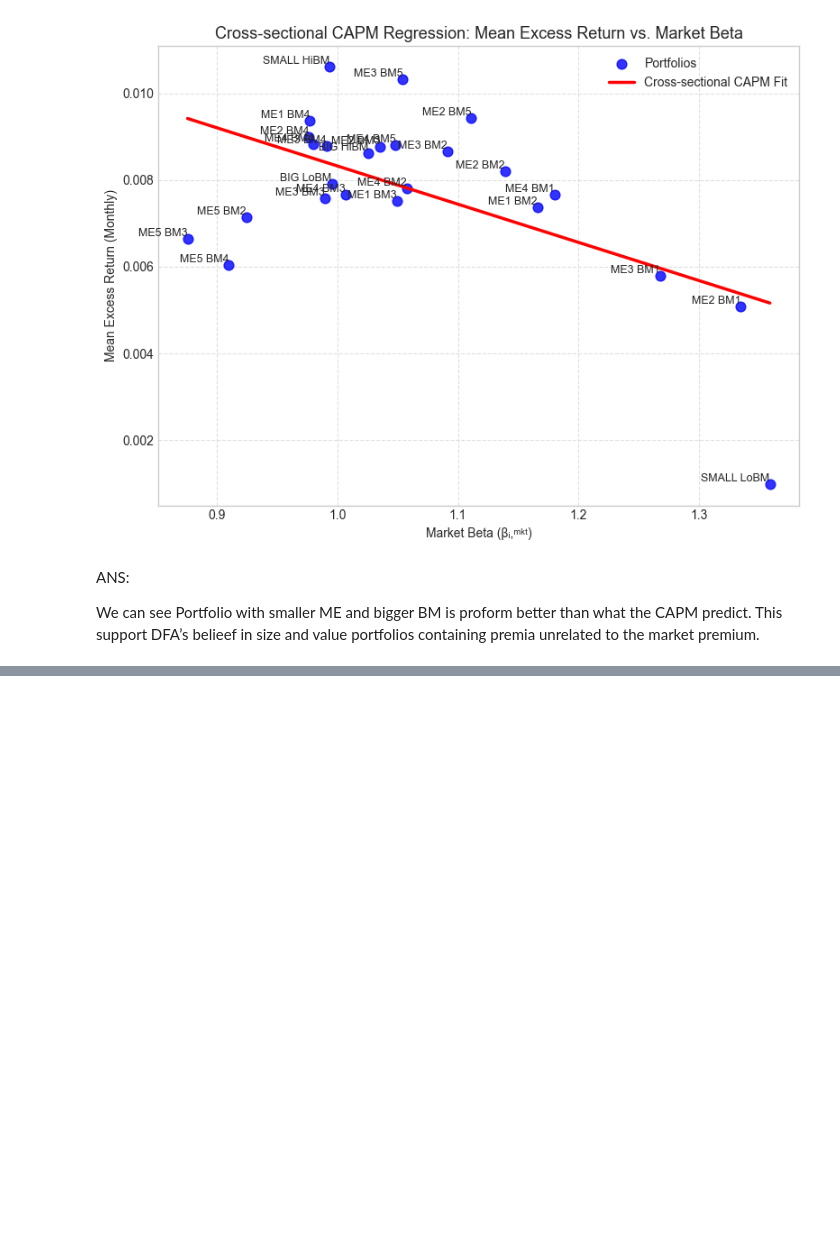
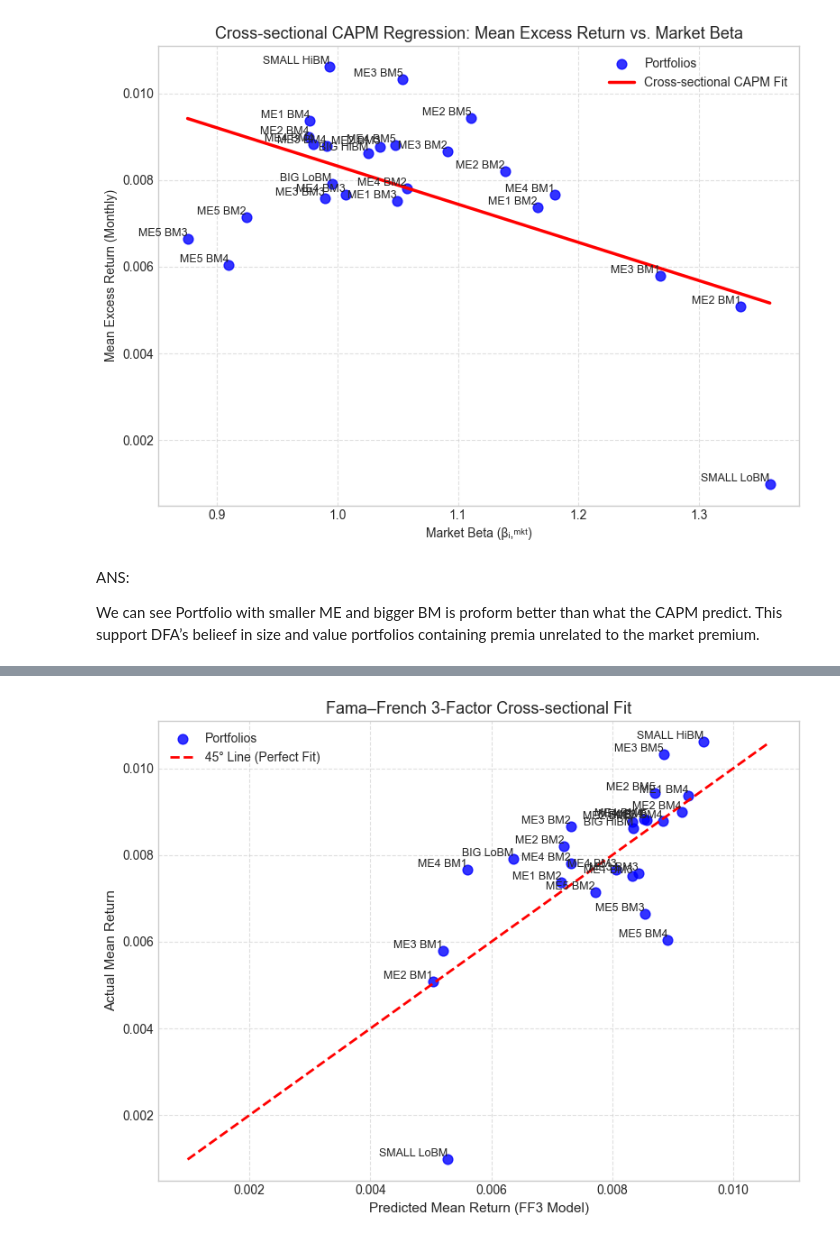
Before and after one commit to Emax25/FINM367-B37, a Jupyter notebook: HW4_Angela.ipynb, the cells around one changed output, grey strips where cells are left out. Saved outputs shown, nothing was run; the diff lists cells and outputs as text; code cells hidden in the pictures; blank space fills up the shorter version.

```diff
--- a/HW4_Angela.ipynb
+++ b/HW4_Angela.ipynb
@@ -529,0 +623,78 @@ We can see Portfolio with smaller ME and bigger BM is proform better than what t
+# %%
+common_index = df.index.intersection(factor.index)
+df = df.loc[common_index]
+factor2 = factor.loc[common_index, ["Mkt-RF", "SMB", "HML"]]
+
+alphas, betas_mkt, betas_smb, betas_hml, r2 = {}, {}, {}, {}, {}
+
+for col in df.columns:
+    y = df[col]
+    X = sm.add_constant(factor2)
+    model = sm.OLS(y, X).fit()
+    alphas[col] = model.params["const"]
+    betas_mkt[col] = model.params["Mkt-RF"]
+    betas_smb[col] = model.params["SMB"]
+    betas_hml[col] = model.params["HML"]
+    r2[col] = model.rsquared
+
+ff3_results = pd.DataFrame({
+    "Alpha": alphas,
+    "Beta_Mkt": betas_mkt,
+    "Beta_SMB": betas_smb,
+    "Beta_HML": betas_hml,
+    "R^2": r2
+}).T.round(4)
+
+print("\n=== Fama-French 3-Factor Time-Series Regression ===")
+print(ff3_results)
+
+
+mean_excess_ret = df.mean()
+
+cross_df = pd.DataFrame({
+    "Mean Excess Return": mean_excess_ret,
+    "Beta_Mkt": ff3_results.loc["Beta_Mkt"],
+    "Beta_SMB": ff3_results.loc["Beta_SMB"],
+    "Beta_HML": ff3_results.loc["Beta_HML"]
+}).dropna()
+
+X = sm.add_constant(cross_df[["Beta_Mkt", "Beta_SMB", "Beta_HML"]])
+y = cross_df["Mean Excess Return"]
+model_cs_ff3 = sm.OLS(y, X).fit()
+
+print("\n=== Fama-French 3-Factor Cross-Sectional Regression ===")
+print(model_cs_ff3.summary())
+
+eta = model_cs_ff3.params["const"]
+lambda_mkt = model_cs_ff3.params["Beta_Mkt"]
+lambda_smb = model_cs_ff3.params["Beta_SMB"]
+lambda_hml = model_cs_ff3.params["Beta_HML"]
+r2_cs = model_cs_ff3.rsquared
+
+summary_ff3 = pd.DataFrame({
+    "Statistic": ["Intercept (η)", "λ_mkt", "λ_smb", "λ_hml", "R-squared"],
+    "Value": [eta, lambda_mkt, lambda_smb, lambda_hml, r2_cs]
+})
+print("\nSummary Table:")
+print(summary_ff3.round(4))
+
+y_pred = model_cs_ff3.fittedvalues
+y_actual = cross_df["Mean Excess Return"]
+
+plt.figure(figsize=(8,6))
+plt.scatter(y_pred, y_actual, color="blue", s=60, alpha=0.8, label="Portfolios")
+plt.plot([y_actual.min(), y_actual.max()],
+         [y_actual.min(), y_actual.max()],
+         'r--', linewidth=2, label="45° Line (Perfect Fit)")
+
+for name, x, y in zip(cross_df.index, y_pred, y_actual):
+    plt.text(x, y, name, fontsize=9, ha='right', va='bottom')
+
+plt.xlabel("Predicted Mean Return (FF3 Model)", fontsize=11)
+plt.ylabel("Actual Mean Return", fontsize=11)
+plt.title("Fama–French 3-Factor Cross-sectional Fit", fontsize=13)
+plt.legend()
+plt.grid(True, linestyle="--", alpha=0.6)
+plt.tight_layout()
+plt.show()
+# %% [output]
@@ -529,0 +718 @@ We can see Portfolio with smaller ME and bigger BM is proform better than what t
+[figure, added]
```
Also changed, not shown: parts of 8 cells of this notebook.
